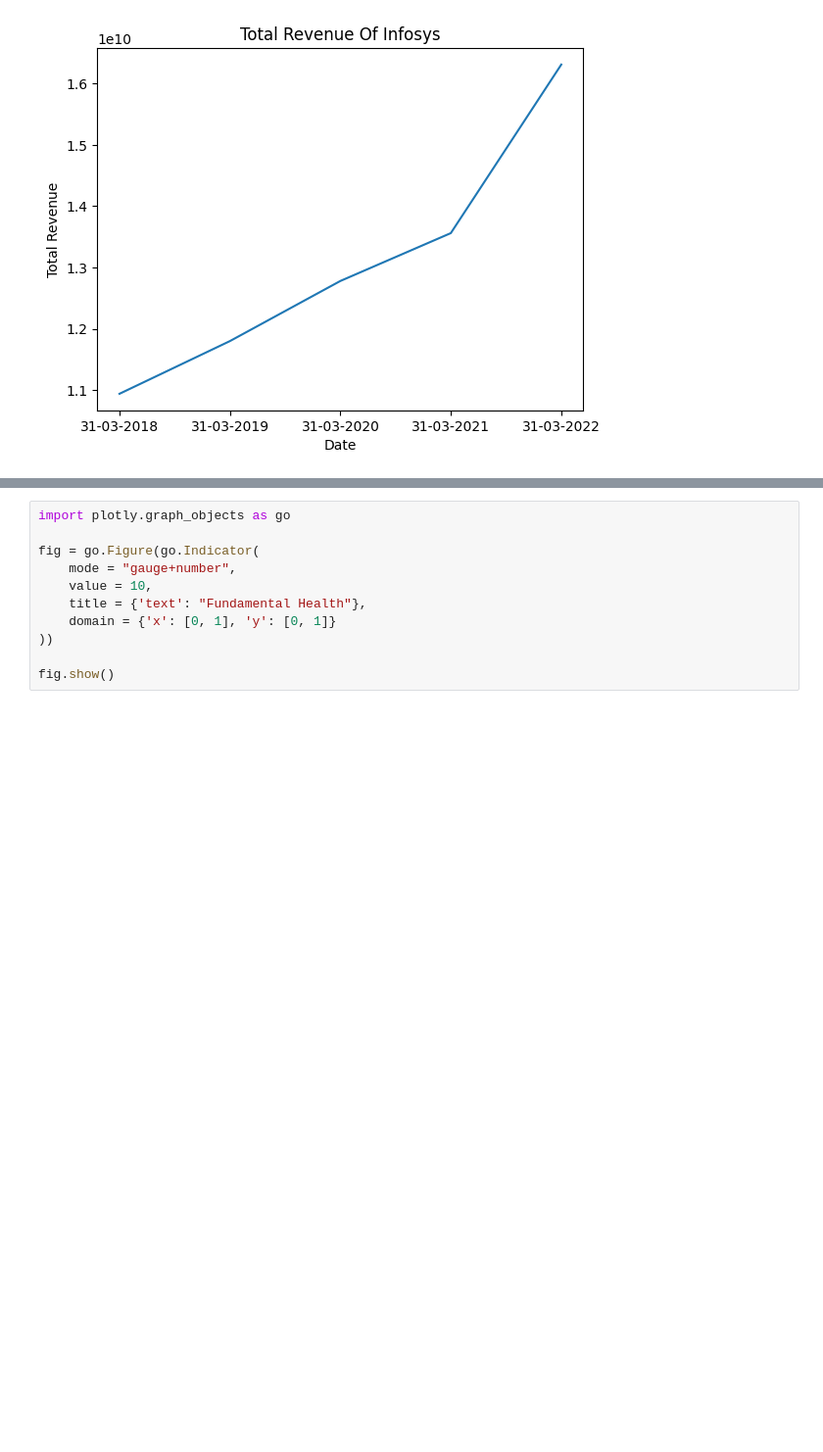
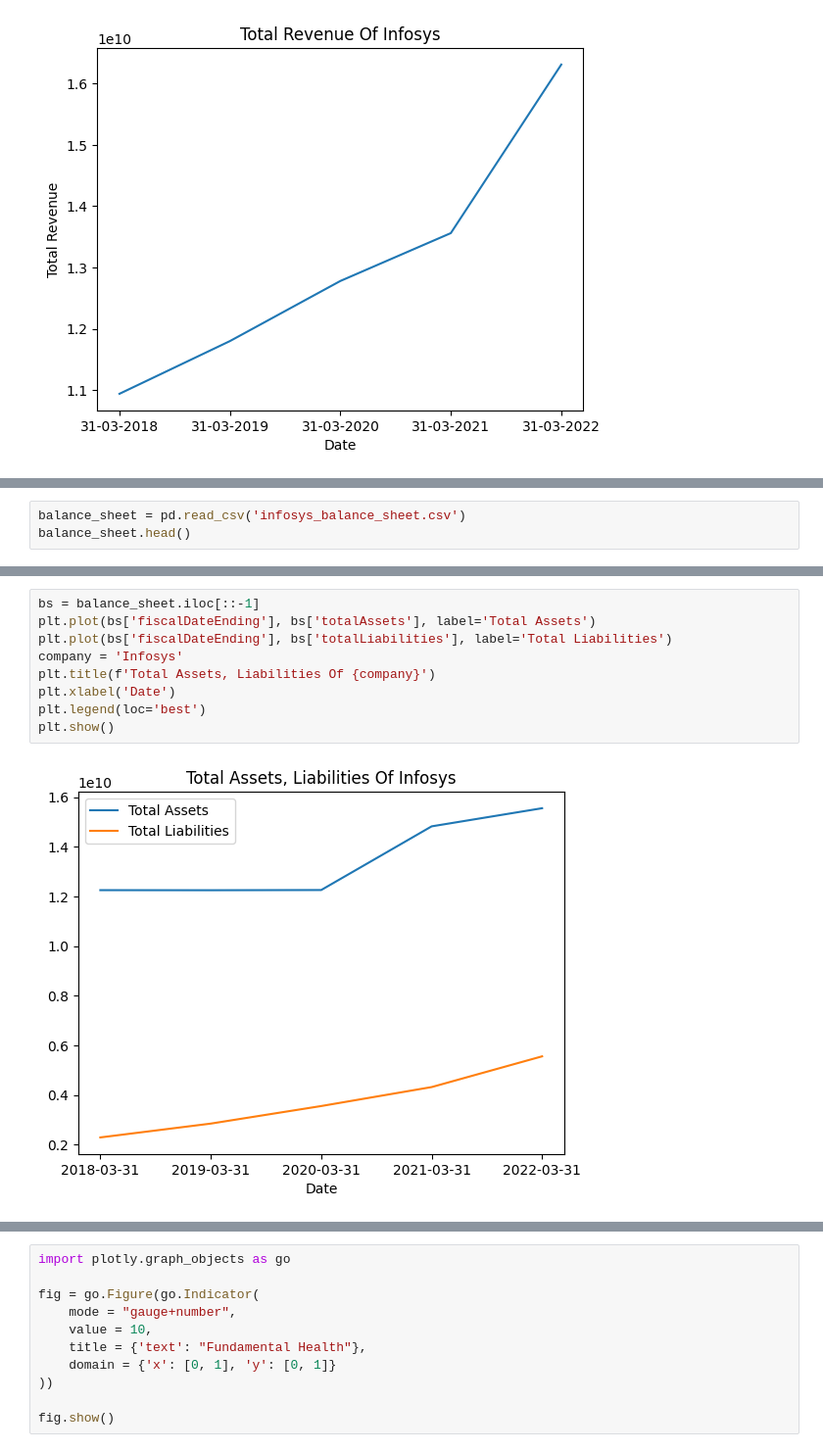
Before and after one commit to YashKumthekar8/Stock-Market-Fundamental-Analysis, a Jupyter notebook: Stock-Plots.ipynb, the cells around one changed output, grey strips where cells are left out. Shown at 98% size. Drawn from its saved outputs; the diff is of its cells as text; blank space fills up the shorter version.

Commit message:
Added more graphs for income statement and balance sheet

```diff
--- a/Stock-Plots.ipynb
+++ b/Stock-Plots.ipynb
@@ -33,0 +40,3 @@ fig.show()
+# %%
+balance_sheet = pd.read_csv('infosys_balance_sheet.csv')
+balance_sheet.head()
@@ -33,0 +51,11 @@ fig.show()
+# %%
+bs = balance_sheet.iloc[::-1]
+plt.plot(bs['fiscalDateEnding'], bs['totalAssets'], label='Total Assets')
+plt.plot(bs['fiscalDateEnding'], bs['totalLiabilities'], label='Total Liabilities')
+company = 'Infosys'
+plt.title(f'Total Assets, Liabilities Of {company}')
+plt.xlabel('Date')
+plt.legend(loc='best')
+plt.show()
+# %% [output]
+[figure, added]
```
Also changed, not shown: parts of 7 cells of this notebook.
